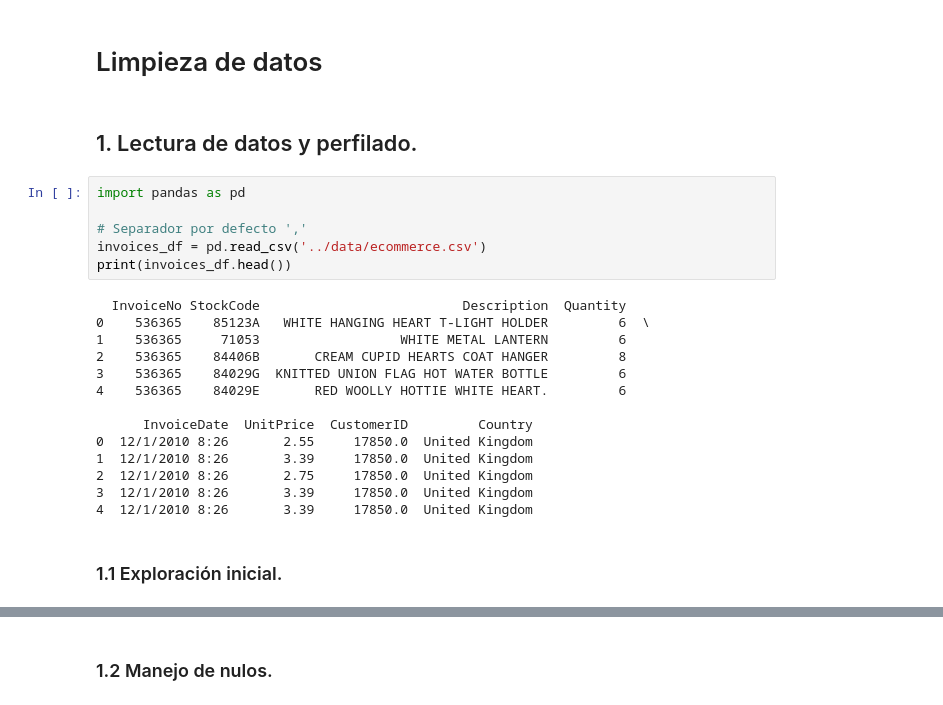
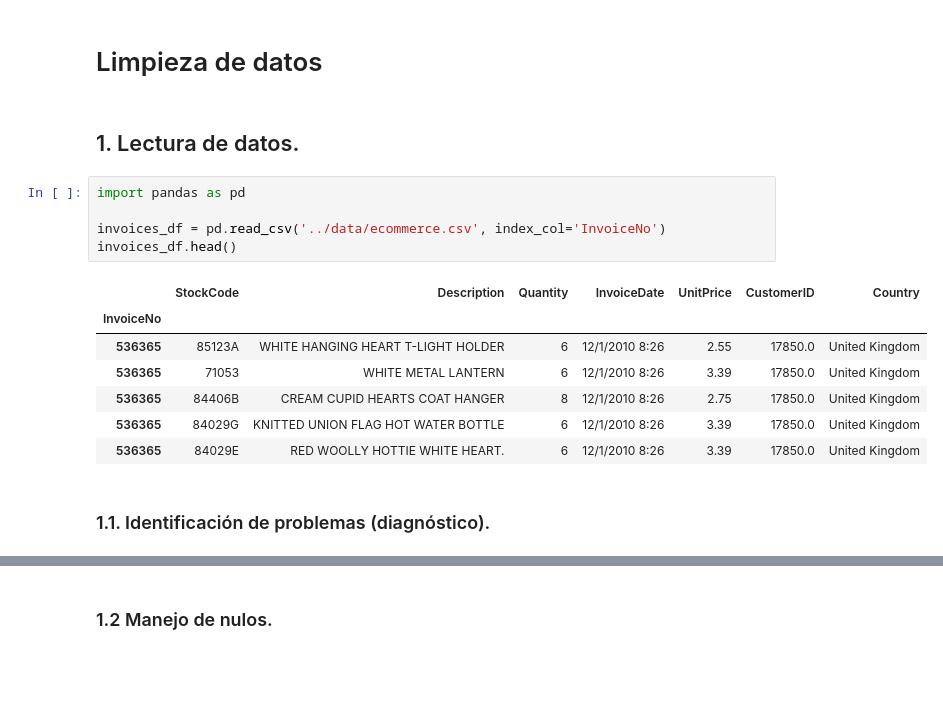
Before and after one commit to ismaelcazalilla/acceso_limpieza_datos, a Jupyter notebook: notebooks/limpieza.ipynb, the cells around one changed output, grey strips where cells are left out. Cells and saved outputs as stored; diff of their text form; blank space fills up the shorter version.

```diff
--- a/notebooks/limpieza.ipynb
+++ b/notebooks/limpieza.ipynb
@@ -1,26 +1,19 @@
 # %% [markdown]
 # Limpieza de datos
 # %% [markdown]
-## 1. Lectura de datos y perfilado.
+## 1. Lectura de datos.
 # %%
 import pandas as pd
 
-# Separador por defecto ','
-invoices_df = pd.read_csv('../data/ecommerce.csv')
-print(invoices_df.head())
+invoices_df = pd.read_csv('../data/ecommerce.csv', index_col='InvoiceNo')
+invoices_df.head()
 # %% [output]
-  InvoiceNo StockCode                          Description  Quantity
-0    536365    85123A   WHITE HANGING HEART T-LIGHT HOLDER         6  \
-1    536365     71053                  WHITE METAL LANTERN         6
-2    536365    84406B       CREAM CUPID HEARTS COAT HANGER         8
-3    536365    84029G  KNITTED UNION FLAG HOT WATER BOTTLE         6
-4    536365    84029E       RED WOOLLY HOTTIE WHITE HEART.         6
-
-      InvoiceDate  UnitPrice  CustomerID         Country
-0  12/1/2010 8:26       2.55     17850.0  United Kingdom
-1  12/1/2010 8:26       3.39     17850.0  United Kingdom
-2  12/1/2010 8:26       2.75     17850.0  United Kingdom
-3  12/1/2010 8:26       3.39     17850.0  United Kingdom
-4  12/1/2010 8:26       3.39     17850.0  United Kingdom
+|  | StockCode | Description | Quantity | InvoiceDate | UnitPrice | CustomerID | Country |
+| InvoiceNo |  |  |  |  |  |  |  |
+| 536365 | 85123A | WHITE HANGING HEART T-LIGHT HOLDER | 6 | 12/1/2010 8:26 | 2.55 | 17850.0 | United Kingdom |
+| 536365 | 71053 | WHITE METAL LANTERN | 6 | 12/1/2010 8:26 | 3.39 | 17850.0 | United Kingdom |
+| 536365 | 84406B | CREAM CUPID HEARTS COAT HANGER | 8 | 12/1/2010 8:26 | 2.75 | 17850.0 | United Kingdom |
+| 536365 | 84029G | KNITTED UNION FLAG HOT WATER BOTTLE | 6 | 12/1/2010 8:26 | 3.39 | 17850.0 | United Kingdom |
+| 536365 | 84029E | RED WOOLLY HOTTIE WHITE HEART. | 6 | 12/1/2010 8:26 | 3.39 | 17850.0 | United Kingdom |
 # %% [markdown]
-### 1.1 Exploración inicial.
+### 1.1. Identificación de problemas (diagnóstico).
```
Also changed, not shown: parts of 11 cells of this notebook.
